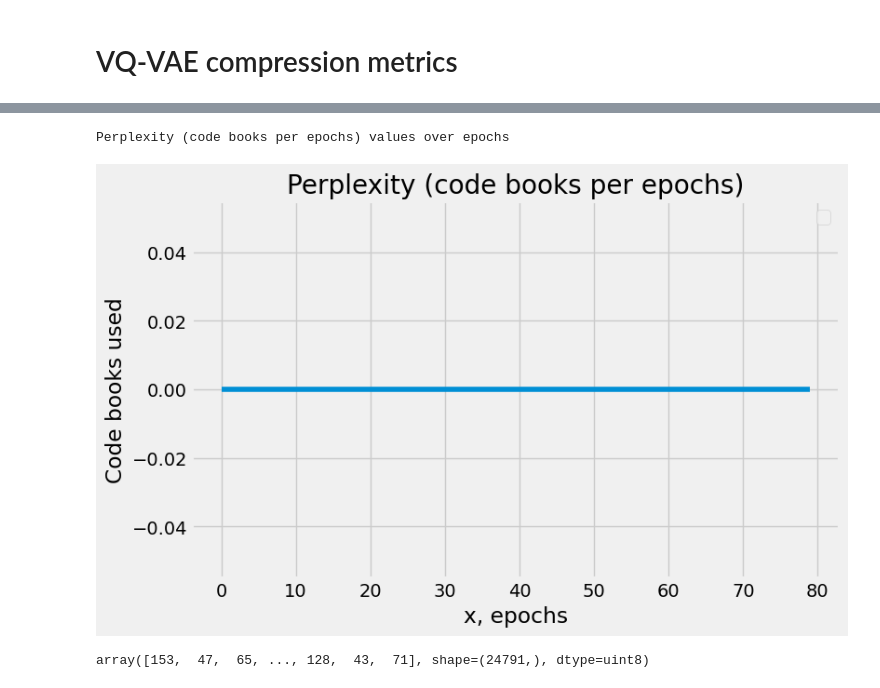
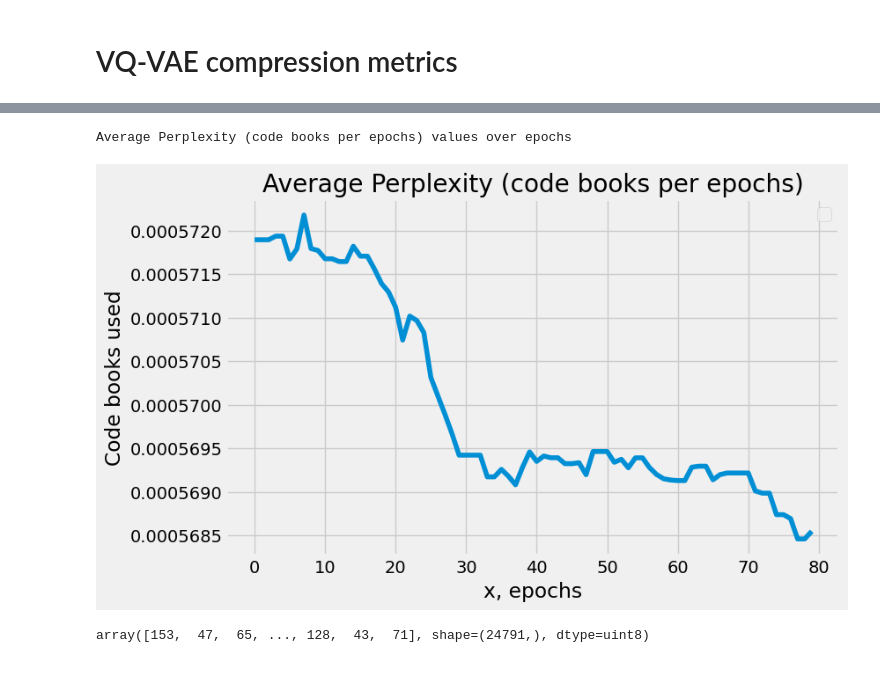
Before and after one commit to pauliusB20/vq-vae-experiments, a Jupyter notebook: cms_particle_hits/main.ipynb, the cells around one changed output, grey strips where cells are left out. Drawn from its saved outputs; the diff is of its cells as text; code cells hidden in the pictures.

```diff
--- a/cms_particle_hits/main.ipynb
+++ b/cms_particle_hits/main.ipynb
@@ -181,13 +181,13 @@ beta = 0.1 # commitment cost. Makes values more similar to the codebook
 
 # TODO: keep this fixed
 # learning_rate = 1e-5
-learning_rate = 1e-5
+learning_rate = 1e-8
 
 # num_epochs = 80
 num_epochs = 80
 channels = 1
 latent_dim = 16
-num_embeddings = 128  # Number of vectors in the codebook
+num_embeddings = 16  # Number of vectors in the codebook
 # num_residual_hiddens = 3
 # num_residual_layers = 2
 
@@ -716,7 +719,7 @@ class VQVAE(nn.Module):
 # Transpose Convolution Output Size = (Input Size - 1) * Strides + Filter Size - 2 * Padding + Ouput Padding
 # %%
 model = VQVAE2x2(
-    hidden_channels = 4,
+    hidden_channels = 8,
     kernel_size = 4,
     slope = 0.05
 ).to(device)
@@ -1279,15 +1318,15 @@ event_hits_metrics(
 # %%
 # perplexity
 plot_metric_results(
     perplexity_values,
     list(range(num_epochs)),
     "Code books used",
-    "Perplexity (code books per epochs)",
+    "Average Perplexity (code books per epochs)",
     "x, epochs"
 )
 # %% [output]
-Perplexity (code books per epochs) values over epochs
+Average Perplexity (code books per epochs) values over epochs
-[figure, old version]
+[figure, new version]
 # %%
 # len(perplexity_values)
 events_test_patches = [
```
Also changed, not shown: parts of 12 cells of this notebook.
